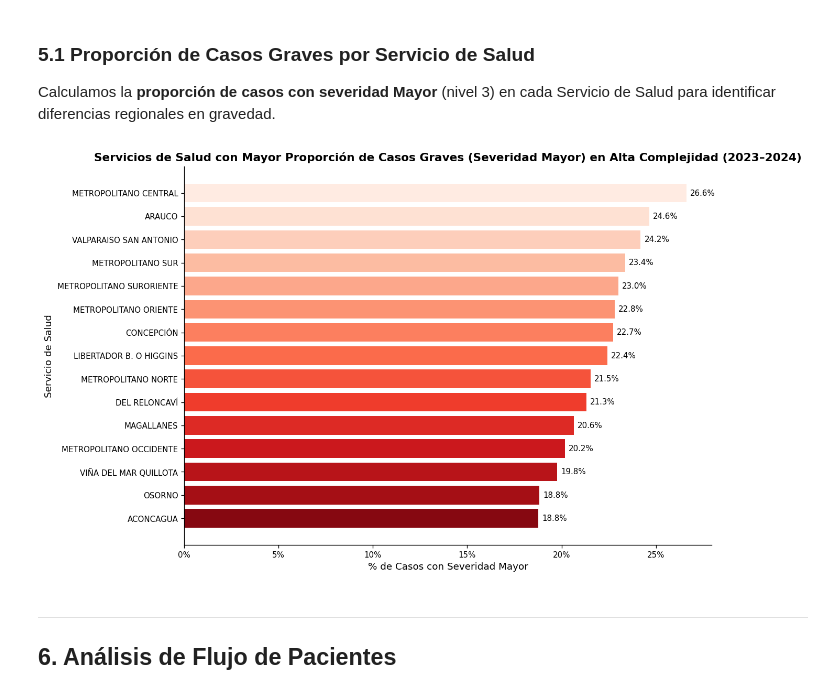
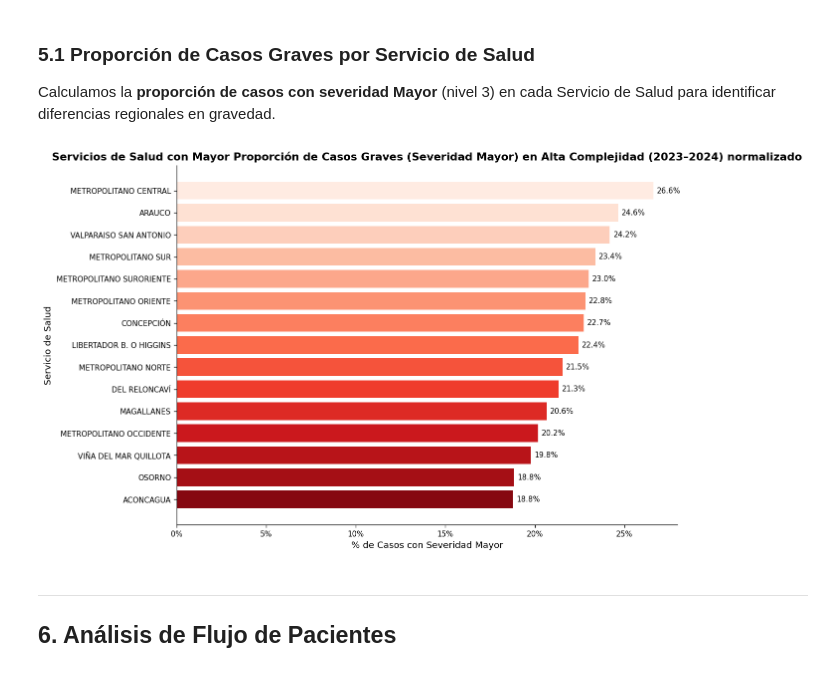
Before and after one commit to thenoeyedgirl/proyecto-GRD-Fonasa, a Jupyter notebook: Analisis_Grupo_5_v2.ipynb, the cells around one changed output. Cells and saved outputs as stored; diff of their text form; code cells hidden in the pictures.

```diff
--- a/Analisis_Grupo_5_v2.ipynb
+++ b/Analisis_Grupo_5_v2.ipynb
@@ -481,34 +487,34 @@ Servicio de Salud para identificar diferencias regionales en gravedad.
 # %%
 prop_graves = (
     GRD_ALTA.groupby("SERVICIO_SALUD")
     .agg(
         N_Total=("IR_29301_SEVERIDAD", "count"),
         N_Graves=("IR_29301_SEVERIDAD", lambda x: (x == 3).sum())
     )
     .query("N_Total >= 1000")
 )
 prop_graves["Prop_Graves"] = prop_graves["N_Graves"] / prop_graves["N_Total"]
 prop_graves = prop_graves.sort_values("Prop_Graves", ascending=False).head(15)
 
 fig, ax = plt.subplots(figsize=(11, 7))
 bars = ax.barh(
     prop_graves.index[::-1],
     prop_graves["Prop_Graves"].values[::-1] * 100,
     color=sns.color_palette("Reds_r", len(prop_graves))
 )
 for bar, val in zip(bars, prop_graves["Prop_Graves"].values[::-1]):
     ax.text(bar.get_width() + 0.2, bar.get_y() + bar.get_height() / 2,
             f"{val:.1%}", va="center", fontsize=9)
-ax.set_title("Servicios de Salud con Mayor Proporción de Casos Graves (Severidad Mayor) en Alta Complejidad (2023–2024)",
+ax.set_title("Servicios de Salud con Mayor Proporción de Casos Graves (Severidad Mayor) en Alta Complejidad (2023–2024) normalizado",
              fontweight="bold")
 ax.set_xlabel("% de Casos con Severidad Mayor")
 ax.set_ylabel("Servicio de Salud")
 ax.xaxis.set_major_formatter(mticker.FuncFormatter(lambda x, _: f"{x:.0f}%"))
 ax.spines[["top", "right"]].set_visible(False)
 plt.tight_layout()
 plt.show()
 # %% [output]
-[figure, old version]
+[figure, new version]
 # %% [markdown]
 ---
 ## 6. Análisis de Flujo de Pacientes
```
Also changed, not shown: parts of 14 cells of this notebook.
